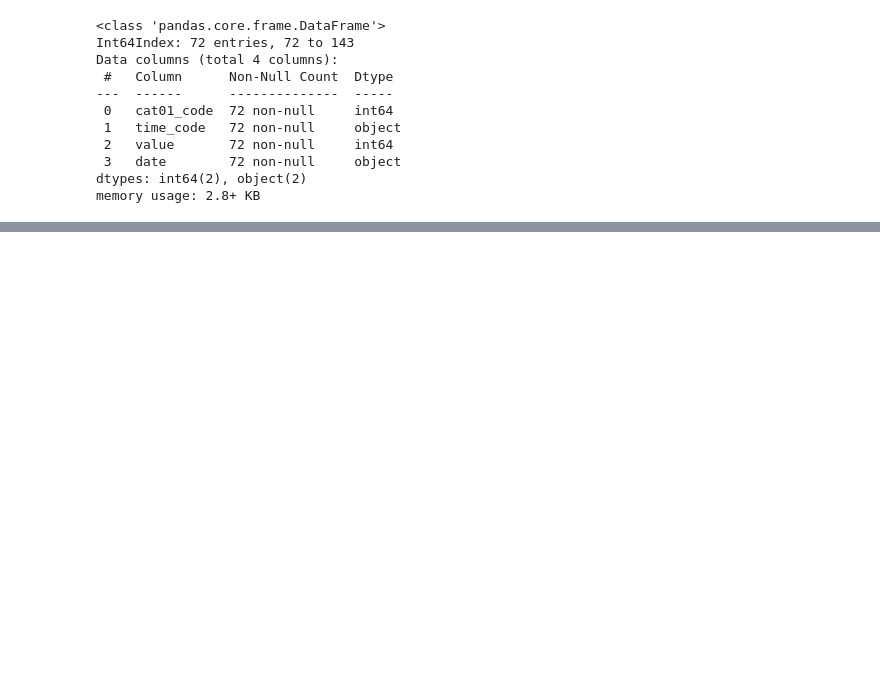
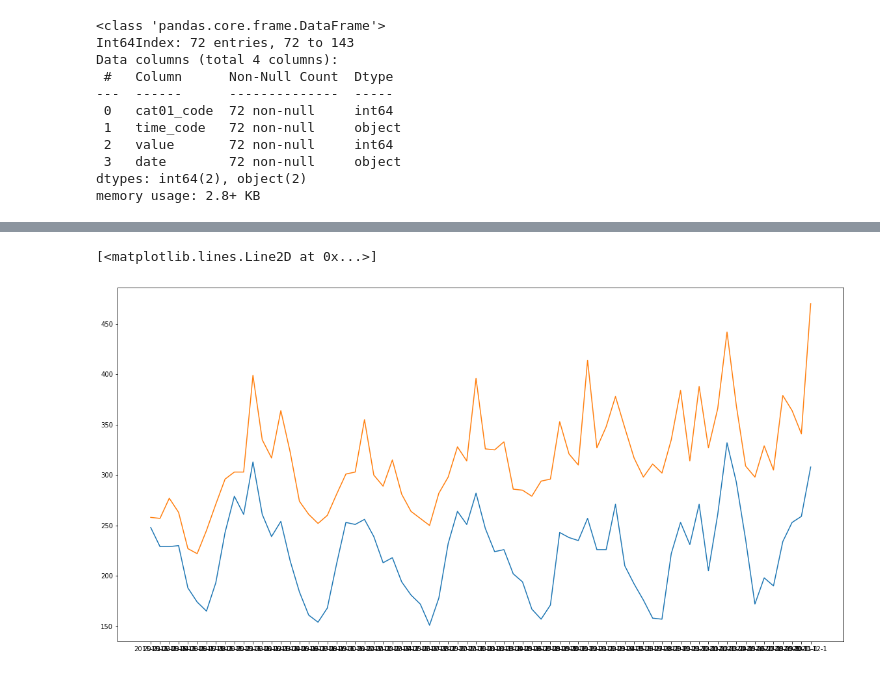
Before and after one commit to ducksfrogs/momo, a Jupyter notebook: app/data/Untitled.ipynb, the cells around one changed output, grey strips where cells are left out. Drawn from its saved outputs; the diff is of its cells as text; code cells hidden in the pictures; blank space fills up the shorter version.

```diff
--- a/app/data/Untitled.ipynb
+++ b/app/data/Untitled.ipynb
@@ -14,9 +14,9 @@ df.head()
 | 4 | 2 | 数量 | 10130050 | 135 カップ麺 | 3 | 二人以上の世帯（2000年〜） | 0 | 全国 | 2015000505 | ... |
 # %%
 df = df[['cat01_code', 'time_code', 'value']]
+# %%
+df['time_code'] = df['time_code'].astype('str')
 # %%
 df_cup = df[df['cat01_code'] == 10130050]
 # %%
 df_inst = df[df['cat01_code'] == 10130060]
-# %%
-df_inst['time_code'] = df_inst['time_code'].astype('str')
@@ -61,0 +31,2 @@ m = df_inst['time_code'].str[6:8]
+# %%
+df_cup['date'] = df_cup['time_code'].apply(make_str)
@@ -95,0 +74,7 @@ df_droped.to_csv('ddd.csv
+# %%
+plt.figure(figsize=(20,10))
+plt.plot(df_inst['date'], df_inst['value'])
+plt.plot(df_cup['date'], df_cup['value'])
+# %% [output]
+[<matplotlib.lines.Line2D at 0x...>]
+[figure, added]
```
Also changed, not shown: parts of 12 cells of this notebook, 4 other files.
